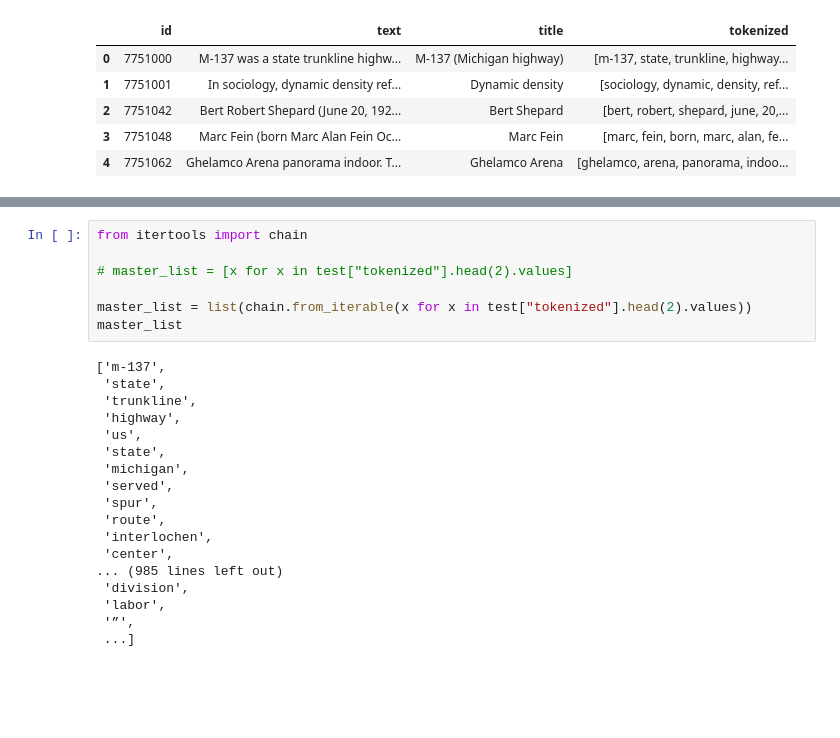
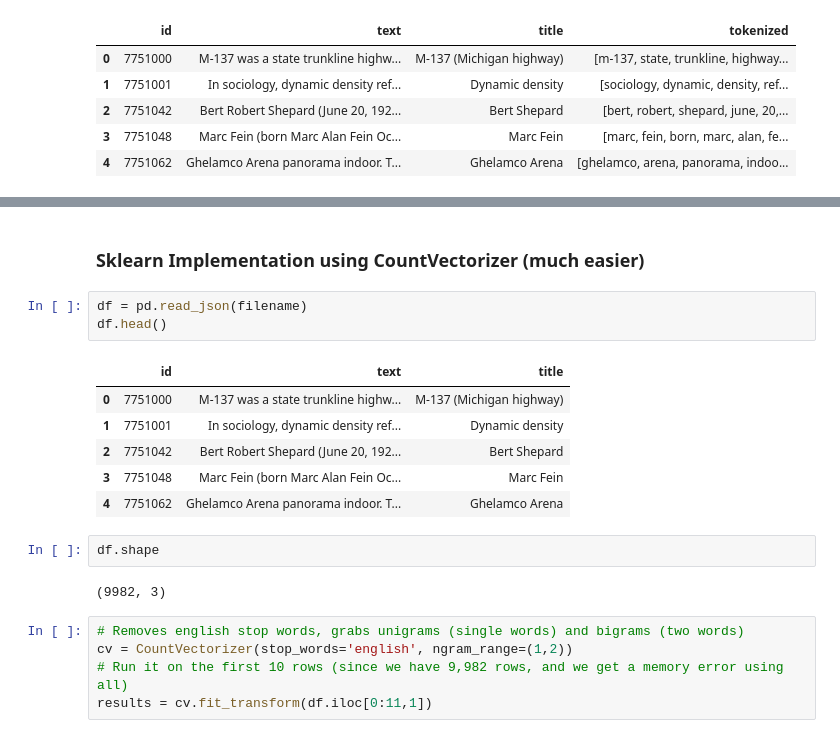
Before and after one commit to frostcow0/python-projects, a Jupyter notebook: ml/text_summary.ipynb, the cells around one changed output, grey strips where cells are left out. Drawn from its saved outputs; the diff is of its cells as text; blank space fills up the shorter version.

```diff
--- a/ml/text_summary.ipynb
+++ b/ml/text_summary.ipynb
@@ -77,25 +48,21 @@ array([list(['m-137', 'state', 'trunkline', 'highway', 'us', 'state', 'michigan'
-# %%
-from itertools import chain
-
-# master_list = [x for x in test["tokenized"].head(2).values]
-
-master_list = list(chain.from_iterable(x for x in test["tokenized"].head(2).values))
-master_list
-# %% [output]
-['m-137',
- 'state',
- 'trunkline',
- 'highway',
- 'us',
- 'state',
- 'michigan',
- 'served',
- 'spur',
- 'route',
- 'interlochen',
- 'center',
-... (985 lines left out)
- 'division',
- 'labor',
- '”',
- ...]
+# %% [markdown]
+### Sklearn Implementation using CountVectorizer (much easier)
+# %%
+df = pd.read_json(filename)
+df.head()
+# %% [output]
+|  | id | text | title |
+| 0 | 7751000 | M-137 was a state trunkline highw... | M-137 (Michigan highway) |
+| 1 | 7751001 | In sociology, dynamic density ref... | Dynamic density |
+| 2 | 7751042 | Bert Robert Shepard (June 20, 192... | Bert Shepard |
+| 3 | 7751048 | Marc Fein (born Marc Alan Fein Oc... | Marc Fein |
+| 4 | 7751062 | Ghelamco Arena panorama indoor. T... | Ghelamco Arena |
+# %%
+df.shape
+# %% [output]
+(9982, 3)
+# %%
+# Removes english stop words, grabs unigrams (single words) and bigrams (two words)
+cv = CountVectorizer(stop_words='english', ngram_range=(1,2))
+# Run it on the first 10 rows (since we have 9,982 rows, and we get a memory error using all)
+results = cv.fit_transform(df.iloc[0:11,1])
```
Also changed, not shown: parts of 11 cells of this notebook.
